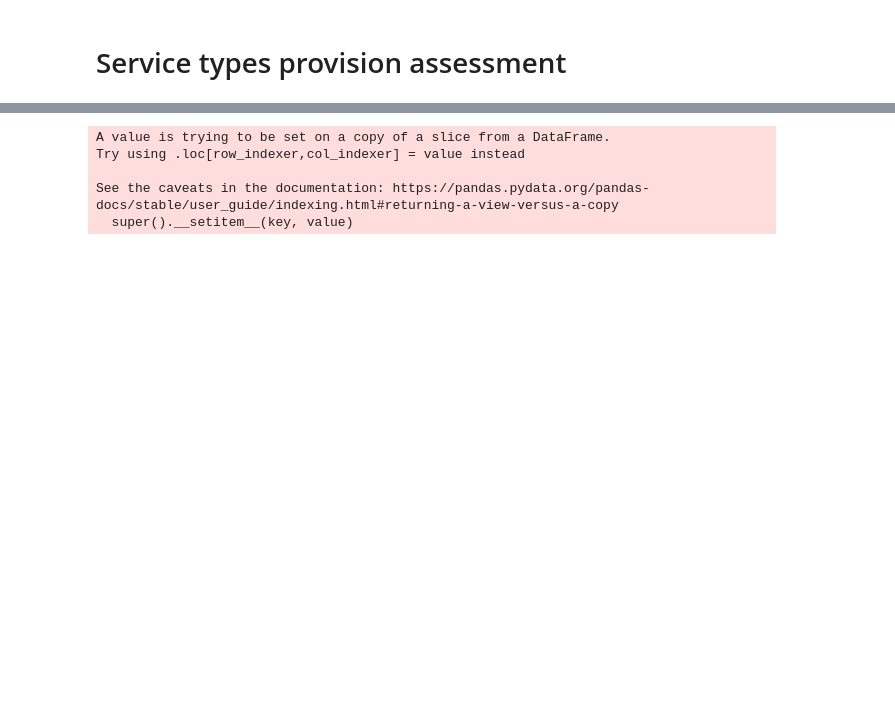
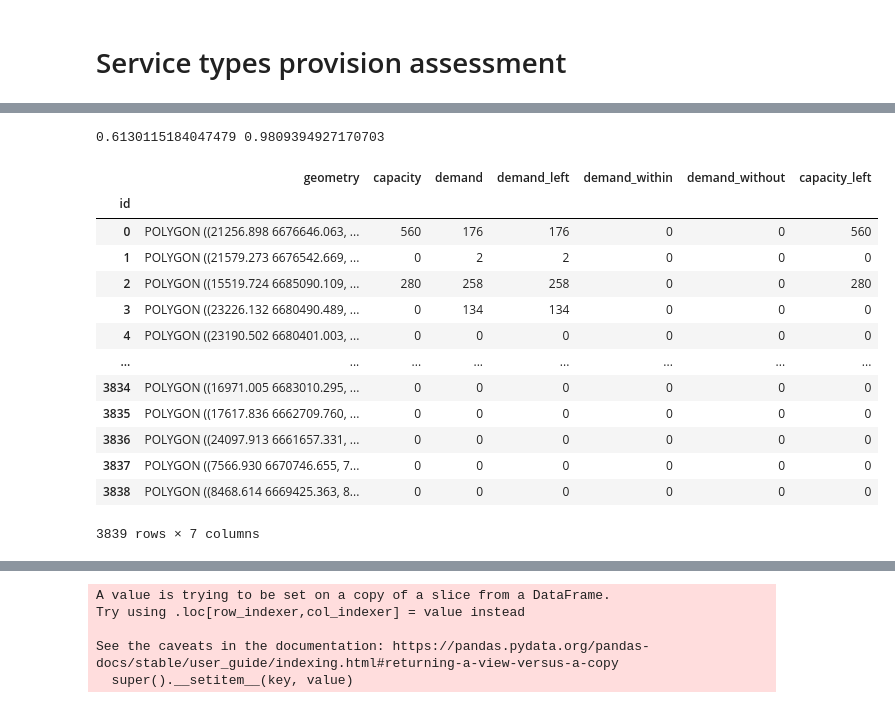
Before and after one commit to aimclub/blocksnet, a Jupyter notebook: examples/3 provision.ipynb, the cells around one changed output, grey strips where cells are left out. Cells and saved outputs as stored; diff of their text form; code cells hidden in the pictures; blank space fills up the shorter version.

```diff
--- a/examples/3 provision.ipynb
+++ b/examples/3 provision.ipynb
@@ -9,4 +9,4 @@ local_crs = 32636
 example_data_path = "./data"
 # %%
 from blocksnet.models import City
-city_model = City.from_pickle(os.path.join(example_data_path, 'city_model123.pickle'))
+city_model = City.from_pickle('rus_spb.pickle')
@@ -32,0 +18,14 @@ weights_gdf.plot(column='weight', ax=ax)
+# %%
+def upper_bound(gdf):
+  capacity = gdf['capacity'].sum()
+  demand = gdf['demand'].sum()
+  return min(capacity/demand, 1)
+
+def lower_bound(gdf):
+  gdf = gdf.copy()
+  gdf['demand_within'] = gdf.apply(lambda x : min(x['capacity'], x['demand']),axis=1)
+  return gdf['demand_within'].sum()/gdf['demand'].sum()
+
+print(lower_bound(blocks_gdf), upper_bound(blocks_gdf))
+# %% [output]
+0.6130115184047479 0.9809394927170703
@@ -32,0 +49,17 @@ weights_gdf.plot(column='weight', ax=ax)
+# %%
+gdf
+# %% [output]
+|  | geometry | capacity | demand | demand_left | demand_within | demand_without | capacity_left |
+| id |  |  |  |  |  |  |  |
+| 0 | POLYGON ((21256.898 6676646.063, ... | 560 | 176 | 176 | 0 | 0 | 560 |
+| 1 | POLYGON ((21579.273 6676542.669, ... | 0 | 2 | 2 | 0 | 0 | 0 |
+| 2 | POLYGON ((15519.724 6685090.109, ... | 280 | 258 | 258 | 0 | 0 | 280 |
+| 3 | POLYGON ((23226.132 6680490.489, ... | 0 | 134 | 134 | 0 | 0 | 0 |
+| 4 | POLYGON ((23190.502 6680401.003, ... | 0 | 0 | 0 | 0 | 0 | 0 |
+| ... | ... | ... | ... | ... | ... | ... | ... |
+| 3834 | POLYGON ((16971.005 6683010.295, ... | 0 | 0 | 0 | 0 | 0 | 0 |
+| 3835 | POLYGON ((17617.836 6662709.760, ... | 0 | 0 | 0 | 0 | 0 | 0 |
+| 3836 | POLYGON ((24097.913 6661657.331, ... | 0 | 0 | 0 | 0 | 0 | 0 |
+| 3837 | POLYGON ((7566.930 6670746.655, 7... | 0 | 0 | 0 | 0 | 0 | 0 |
+| 3838 | POLYGON ((8468.614 6669425.363, 8... | 0 | 0 | 0 | 0 | 0 | 0 |
+3839 rows × 7 columns
```
Also changed, not shown: parts of 11 cells of this notebook, 1 other file.
